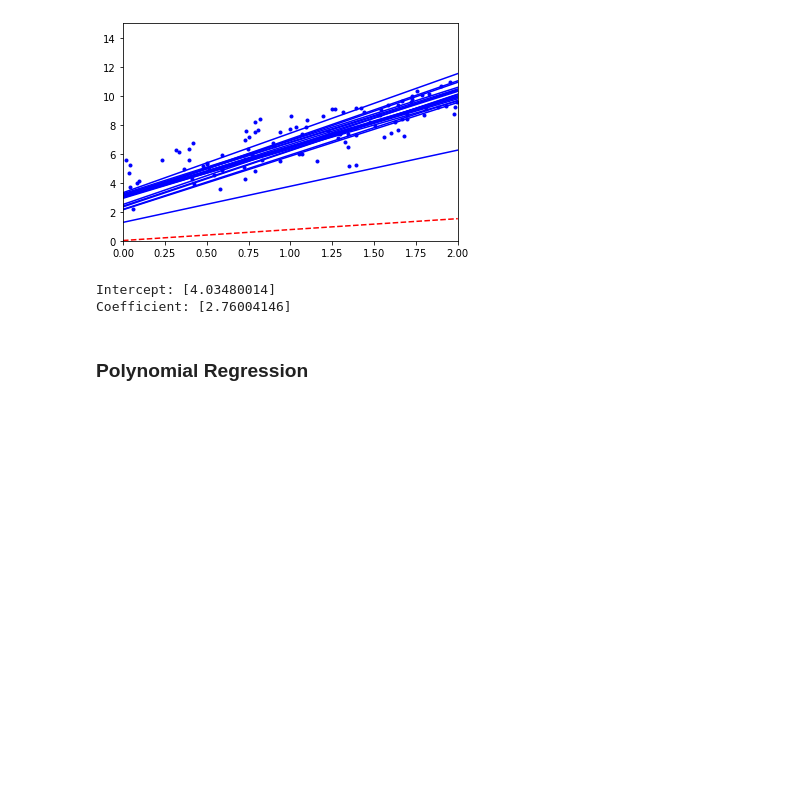
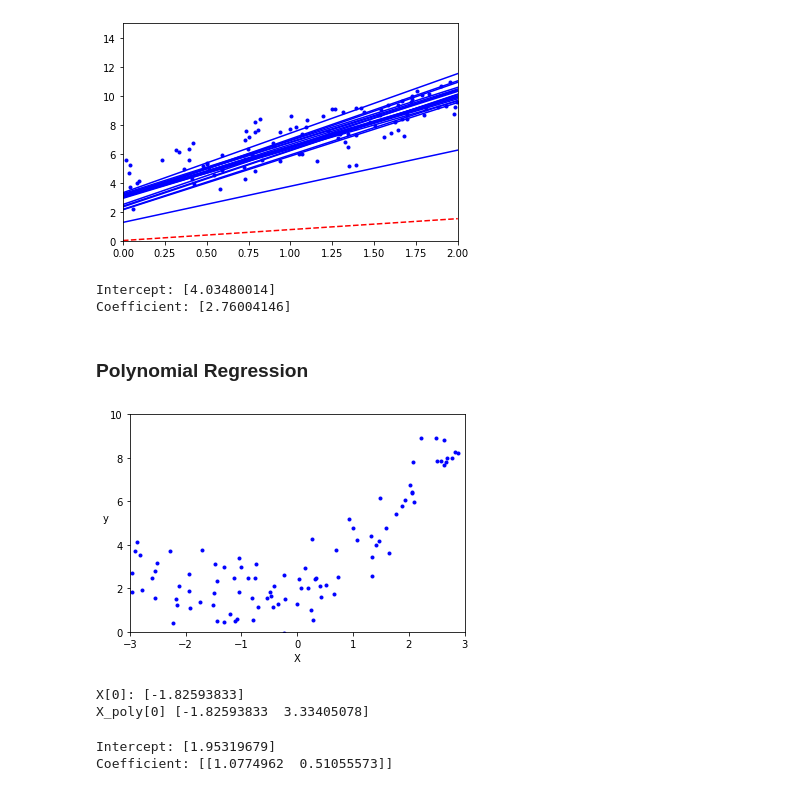
Before and after one commit to tsadams1973/jupyter-ml-practice, a Jupyter notebook: linear-models-etc.ipynb, the cells around one changed output. Drawn from its saved outputs; the diff is of its cells as text; code cells hidden in the pictures; blank space fills up the shorter version.

Commit message:
polynomial regression

```diff
--- a/linear-models-etc.ipynb
+++ b/linear-models-etc.ipynb
@@ -166,3 +166,42 @@ Intercept: [4.03480014]
 Coefficient: [2.76004146]
 # %% [markdown]
 ### Polynomial Regression
+# %%
+import numpy as np
+m = 100
+X = 6 * np.random.rand(m,1) - 3
+y = 0.5 * X**2 + X + 2 + np.random.randn(m,1)
+# %%
+import matplotlib.pyplot as plt
+
+plt.plot(X,y,"b.")
+plt.xlabel('X')
+plt.ylabel('y', rotation=0)
+plt.axis([-3,3,0,10])
+
+plt.show()
+# %% [output]
+[figure, added]
+# %%
+from sklearn.preprocessing import PolynomialFeatures
+
+poly_features = PolynomialFeatures(degree=2, include_bias=False)
+
+X_poly = poly_features.fit_transform(X)
+
+print("X[0]:", X[0])
+print("X_poly[0]", X_poly[0])
+# %% [output]
+X[0]: [-1.82593833]
+X_poly[0] [-1.82593833  3.33405078]
+# %%
+from sklearn.linear_model import LinearRegression
+
+lin_Reg = LinearRegression()
+lin_Reg.fit(X_poly, y)
+
+print("Intercept:", lin_Reg.intercept_)
+print("Coefficient:", lin_Reg.coef_)
+# %% [output]
+Intercept: [1.95319679]
+Coefficient: [[1.0774962  0.51055573]]
```
Also changed, not shown: parts of 2 cells of this notebook.
